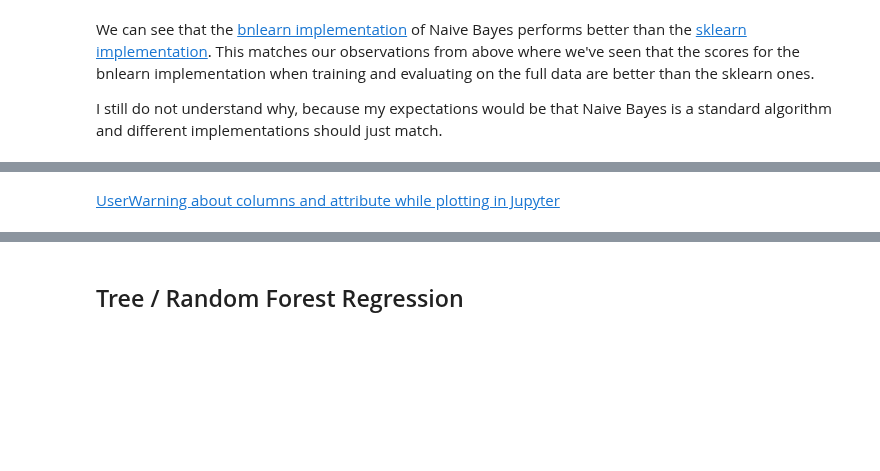
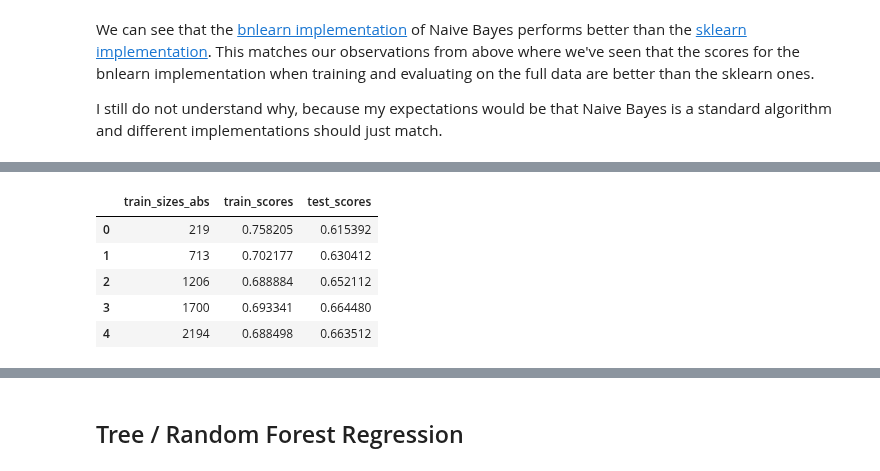
Before and after one commit to cs224/pybnl, a Jupyter notebook: examples/010-2018-06-20-ames-house-prices.ipynb, the cells around one changed output, grey strips where cells are left out. Cells and saved outputs as stored; diff of their text form; code cells hidden in the pictures; blank space fills up the shorter version.

```diff
--- a/examples/010-2018-06-20-ames-house-prices.ipynb
+++ b/examples/010-2018-06-20-ames-house-prices.ipynb
@@ -1125,14 +1662,16 @@ skl_mnby = dsbasics.bin.ClassifierToRegressorHelper(pybnl.bn.SKLearnMultinomialN
 
 it = dsbasics.bin.MetaDataInitTransformer()
 
-dc = dsbasics.bin.DropColumnTransformer(['PID', 'Alley'])
+# dc = dsbasics.bin.DropColumnTransformer(['PID', 'Alley'])
+dc = dsbasics.bin.DropColumnTransformer(['PID', 'Alley', 'Utilities'])
+filter_list = ['Utilities']
 
 ct = dsbasics.bin.CategoricalTransformer(
     categorical_columns = cat_columns,
-    ordered_categorical_columns = tmp_cat_columns_ordinal,
+    ordered_categorical_columns = [c for c,vs in cat_columns_ordinal if c not in filter_list],
     discrete_columns = discrete_columns,
     continuous_columns = continuous_columns,
-    levels_map = tmp_levels_map
+    levels_map = category_definition_levels_map
 )
 
 nt = dsbasics.bin.NullToNATransformer(null_to_NA_columns = tmp_cat_columns_NA)
@@ -1141,12 +1680,10 @@ pc = dsbasics.bin.PandasCutBinTransformer({'SalePrice': [75000.0, 150000.0, 2250
 
 tvbt = dsbasics.bin.TargetVariableDecisionTreeBinTransformer(
     max_leaf_nodes=3,
-    binning_variables=target_variable_decision_tree_binning_variables_
+    binning_variables=[x for x in target_variable_decision_tree_binning_variables_ if x not in filter_list]
 )
 
 lt = dsbasics.bin.CategoryLevelsAsStringsTransformer()
-
-fn = dsbasics.bin.FilterNullTransformer()
 
 pl3 = sklearn.pipeline.Pipeline(
     memory=None,
@@ -1158,10 +1695,9 @@ pl3 = sklearn.pipeline.Pipeline(
         ('target_variable_binning', pc),
         ('decision_tree_discretization', tvbt),
         ('levels_as_strings', lt),
-        ('filter_null_rows', fn),
         ('skl_mnby', skl_mnby)
 ])
 
-pl3.fit(df_.iloc[:,:-1], df_.SalePrice)
-pl3_pred_y = pl2.predict(df_.iloc[:,:-1])
+pl3.fit(df_pipeline_input.iloc[:,:-1], df_pipeline_input.SalePrice)
+pl3_pred_y = pl3.predict(df_pipeline_input.iloc[:,:-1])
 # %%
@@ -1239,6 +1828,4 @@ def my_learning_curve(clf, X, y, train_sizes=np.array([ 0.1, 0.33, 0.55, 0.78, 1
 # pl3_learning_curve_df = my_learning_curve(pl3, X, y)
 # %%
 # pl3_learning_curve_df
-# %% [markdown]
-[UserWarning about columns and attribute while plotting in Jupyter](https://github.com/pandas-dev/pandas/issues/18671)
 # %%
@@ -1248,0 +1848,9 @@ def my_learning_curve(clf, X, y, train_sizes=np.array([ 0.1, 0.33, 0.55, 0.78, 1
+# %%
+learning_curve_to_data_frame(pl3_lc)
+# %% [output]
+|  | train_sizes_abs | train_scores | test_scores |
+| 0 | 219 | 0.758205 | 0.615392 |
+| 1 | 713 | 0.702177 | 0.630412 |
+| 2 | 1206 | 0.688884 | 0.652112 |
+| 3 | 1700 | 0.693341 | 0.664480 |
+| 4 | 2194 | 0.688498 | 0.663512 |
```
Also changed, not shown: parts of 165 cells of this notebook, 1 other file.
